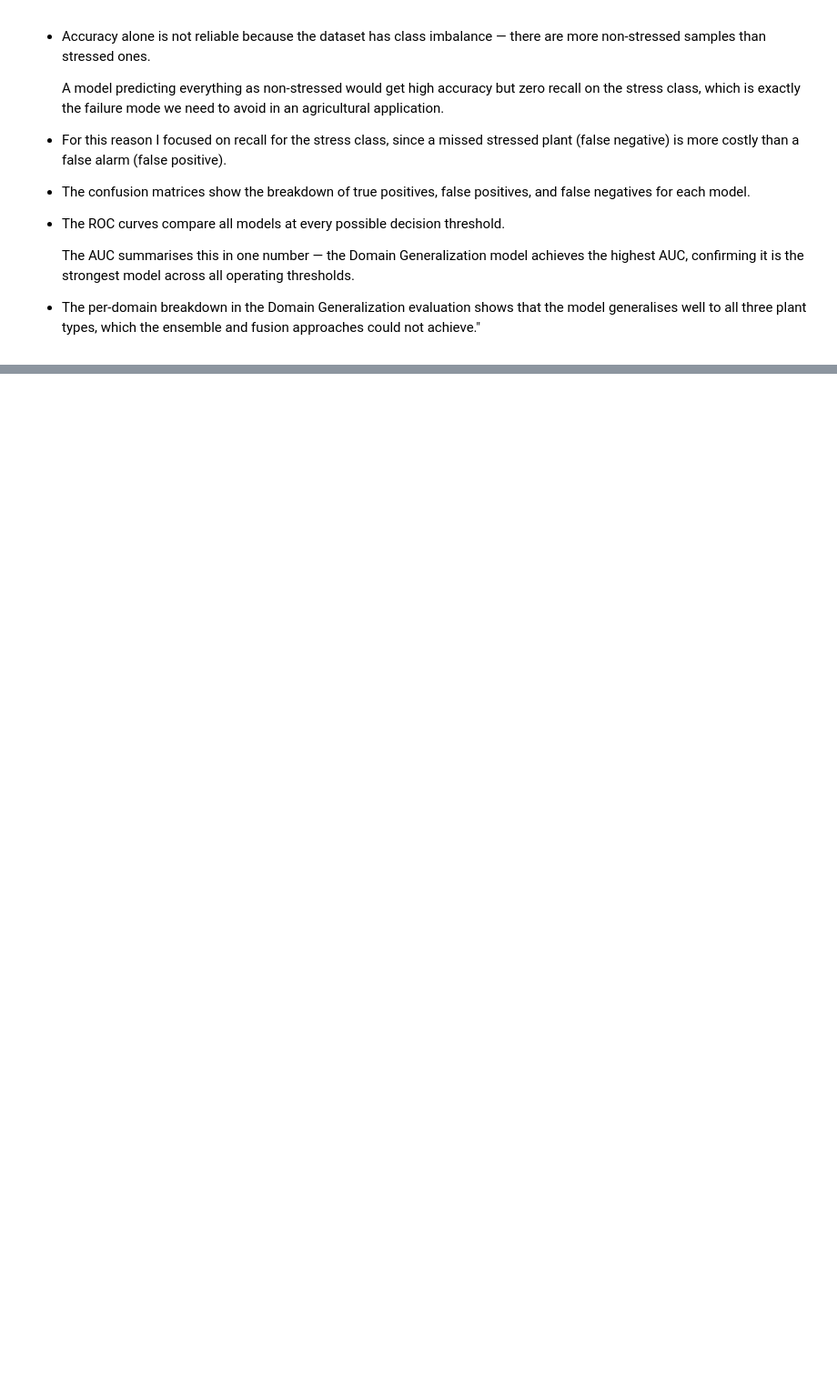
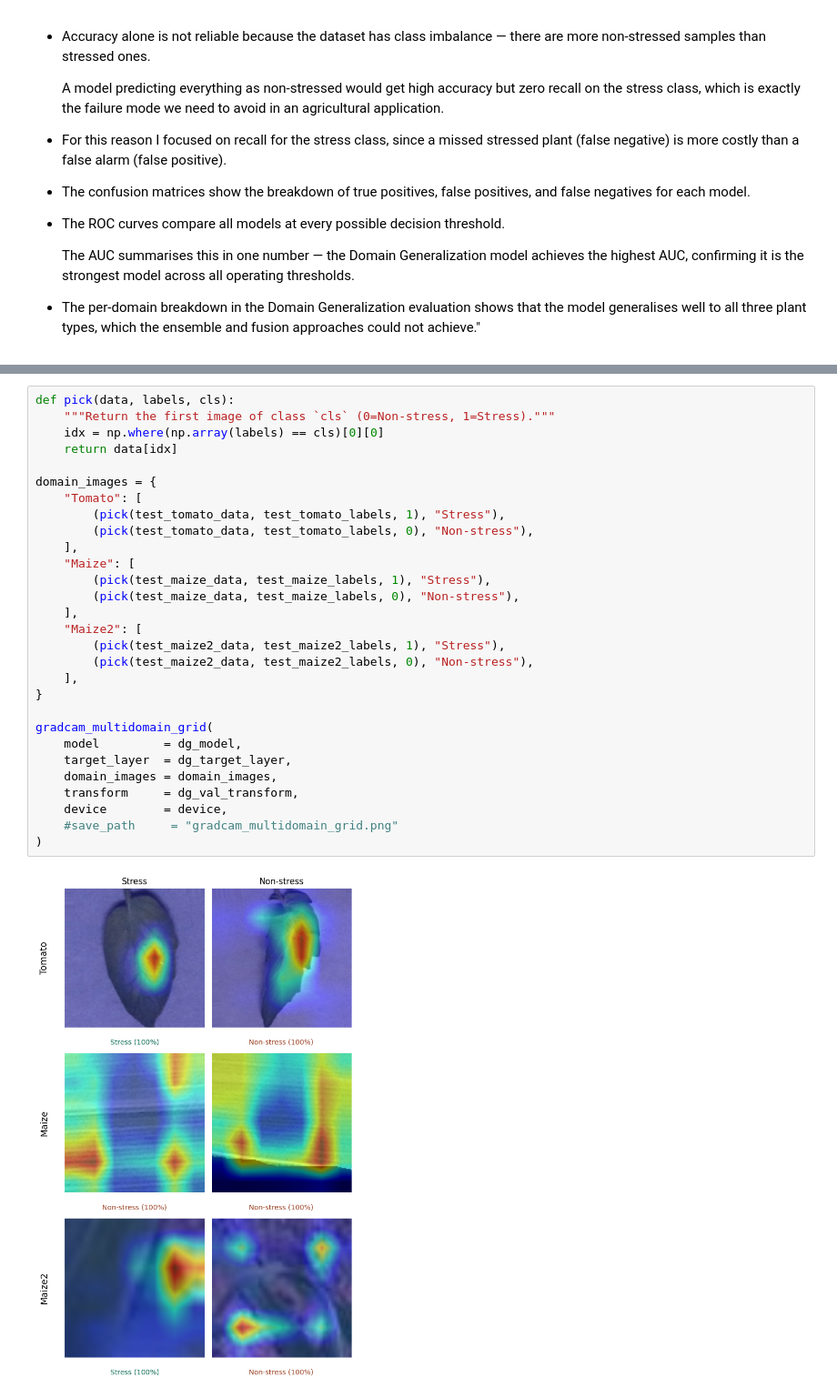
Before and after one commit to Manish3501/A_Domain-Generalized_Deep_Learning_Framework_for_Cross-Dataset_Water-Stress-Detection-from-Crop-Leaf, a Jupyter notebook: Evaluation/all_model_evaluation.ipynb, the cells around one changed output, grey strips where cells are left out. Shown at 91% size. Drawn from its saved outputs; the diff is of its cells as text; blank space fills up the shorter version.

```diff
--- a/Evaluation/all_model_evaluation.ipynb
+++ b/Evaluation/all_model_evaluation.ipynb
@@ -673,0 +707,31 @@ Good fit — train and val accuracy are close.
+# %%
+def pick(data, labels, cls):
+    """Return the first image of class `cls` (0=Non-stress, 1=Stress)."""
+    idx = np.where(np.array(labels) == cls)[0][0]
+    return data[idx]
+
+domain_images = {
+    "Tomato": [
+        (pick(test_tomato_data, test_tomato_labels, 1), "Stress"),
+        (pick(test_tomato_data, test_tomato_labels, 0), "Non-stress"),
+    ],
+    "Maize": [
+        (pick(test_maize_data, test_maize_labels, 1), "Stress"),
+        (pick(test_maize_data, test_maize_labels, 0), "Non-stress"),
+    ],
+    "Maize2": [
+        (pick(test_maize2_data, test_maize2_labels, 1), "Stress"),
+        (pick(test_maize2_data, test_maize2_labels, 0), "Non-stress"),
+    ],
+}
+
+gradcam_multidomain_grid(
+    model         = dg_model,
+    target_layer  = dg_target_layer,
+    domain_images = domain_images,
+    transform     = dg_val_transform,
+    device        = device,
+    #save_path     = "gradcam_multidomain_grid.png"
+)
+# %% [output]
+[figure, added]
```
Also changed, not shown: parts of 5 cells of this notebook, 2 other files.
